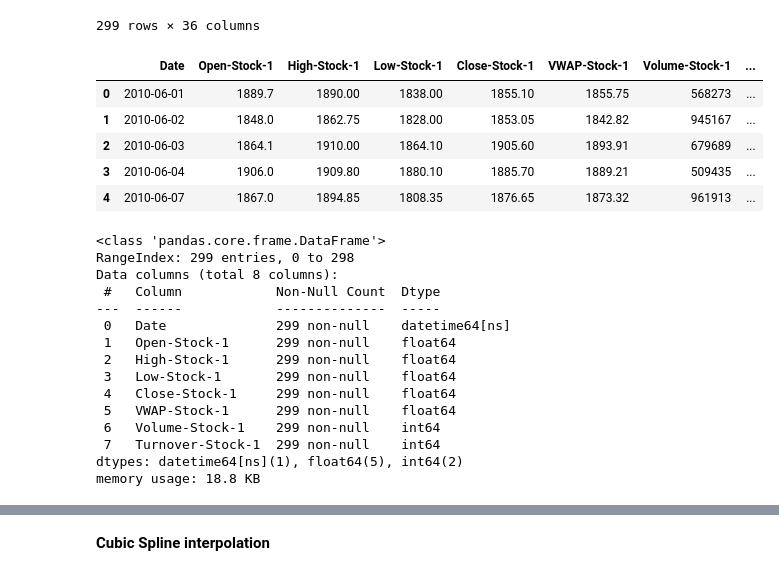
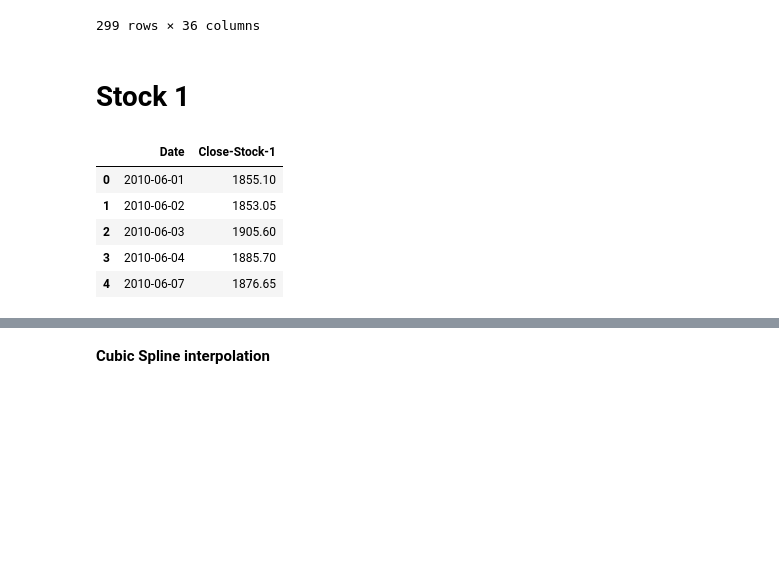
Before and after one commit to utkarsh0702/Projects, a Jupyter notebook: Missing_Value_Time_Series.ipynb, the cells around one changed output, grey strips where cells are left out. Saved outputs shown, nothing was run; the diff lists cells and outputs as text; code cells hidden in the pictures; blank space fills up the shorter version.

```diff
--- a/Missing_Value_Time_Series.ipynb
+++ b/Missing_Value_Time_Series.ipynb
@@ -33,31 +37,15 @@ result
+# %% [markdown]
+# Stock 1
 # %%
-df1= result.loc[:,['Date','Open-Stock-1', 'High-Stock-1', 'Low-Stock-1', 'Close-Stock-1', 'VWAP-Stock-1', 'Volume-Stock-1', 'Turnover-Stock-1']]
+df1= result.loc[:,['Date','Close-Stock-1']]
 df1.head()
 # %% [output]
-|  | Date | Open-Stock-1 | High-Stock-1 | Low-Stock-1 | Close-Stock-1 | VWAP-Stock-1 | Volume-Stock-1 | ... |
-| 0 | 2010-06-01 | 1889.7 | 1890.00 | 1838.00 | 1855.10 | 1855.75 | 568273 | ... |
-| 1 | 2010-06-02 | 1848.0 | 1862.75 | 1828.00 | 1853.05 | 1842.82 | 945167 | ... |
-| 2 | 2010-06-03 | 1864.1 | 1910.00 | 1864.10 | 1905.60 | 1893.91 | 679689 | ... |
-| 3 | 2010-06-04 | 1906.0 | 1909.80 | 1880.10 | 1885.70 | 1889.21 | 509435 | ... |
-| 4 | 2010-06-07 | 1867.0 | 1894.85 | 1808.35 | 1876.65 | 1873.32 | 961913 | ... |
+|  | Date | Close-Stock-1 |
+| 0 | 2010-06-01 | 1855.10 |
+| 1 | 2010-06-02 | 1853.05 |
+| 2 | 2010-06-03 | 1905.60 |
+| 3 | 2010-06-04 | 1885.70 |
+| 4 | 2010-06-07 | 1876.65 |
-# %%
-df1.info()
-# %% [output]
-<class 'pandas.core.frame.DataFrame'>
-RangeIndex: 299 entries, 0 to 298
-Data columns (total 8 columns):
- #   Column            Non-Null Count  Dtype
----  ------            --------------  -----
- 0   Date              299 non-null    datetime64[ns]
- 1   Open-Stock-1      299 non-null    float64
- 2   High-Stock-1      299 non-null    float64
- 3   Low-Stock-1       299 non-null    float64
- 4   Close-Stock-1     299 non-null    float64
- 5   VWAP-Stock-1      299 non-null    float64
- 6   Volume-Stock-1    299 non-null    int64
- 7   Turnover-Stock-1  299 non-null    int64
-dtypes: datetime64[ns](1), float64(5), int64(2)
-memory usage: 18.8 KB
 # %%
 idx = pd.date_range(df1.Date.min(), df1.Date.max())
 df1.set_index('Date', inplace=True)
```
Also changed, not shown: parts of 116 cells of this notebook.
